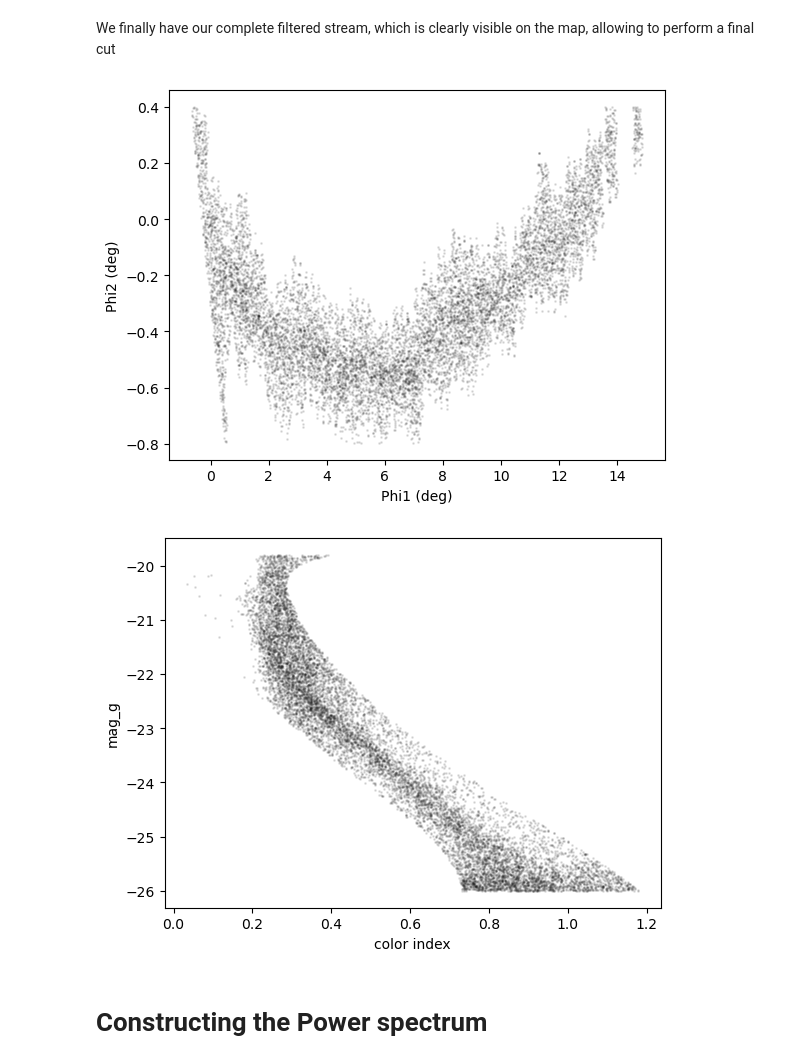
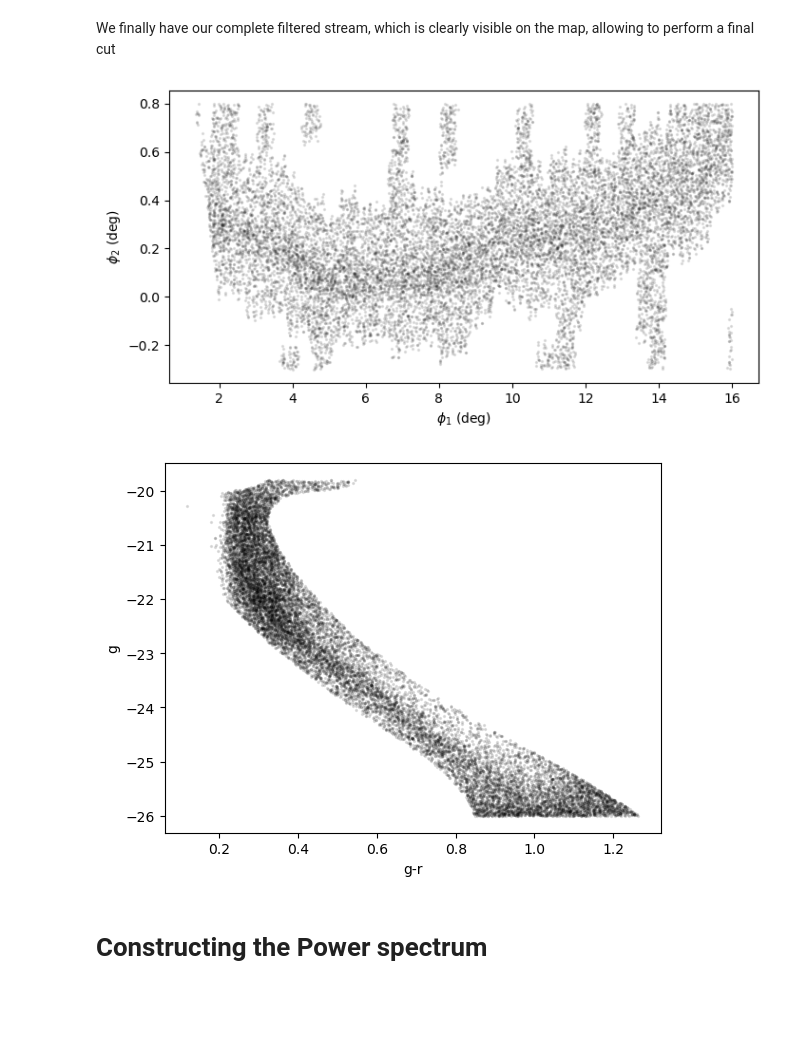
Before and after one commit to johannct/stream_sim, a Jupyter notebook: notebooks/stellar_stram_powers_pectrum.ipynb, the cells around one changed output. Drawn from its saved outputs; the diff is of its cells as text; code cells hidden in the pictures; blank space fills up the shorter version.

```diff
--- a/notebooks/stellar_stram_powers_pectrum.ipynb
+++ b/notebooks/stellar_stram_powers_pectrum.ipynb
@@ -488,10 +531,11 @@ The function employs a simple method:
 - keeps the bins that are above and those that are right next to it (to preserve an area around the stream)
 - returns as output a filtered 2D histogram as well as the table of stars that were kept.
 # %%
-Density_Filtering =sutils.StreamDensityFiltering(data=Mag_Filtered_Peppered_stars, bins=(140, 140), threshold=1.7, buffer=1)
+premask = (Mag_Filtered_stars['ra']<70) & (Mag_Filtered_stars['ra']>53) & (Mag_Filtered_stars['dec']<-27)
+Density_Filtering =sutils.StreamDensityFiltering(data=Mag_Filtered_stars[premask], bins=(130,130), threshold=1.54, buffer=2)
 #plot
 %matplotlib inline
-Density_Filtering.plot(filtered=True)
+Density_Filtering.plot(filtered=True, cmap='inferno')
 
 #table
 Filtered_stars = Density_Filtering.values()
@@ -524,6 +561,6 @@ import stream_galsim.impact_distribution as sid; reload(sid)
 # %%
 #phi12
-pole1 = ac.SkyCoord(ra=70*u.deg, dec=-27*u.deg)
+pole1 = ac.SkyCoord(ra=70*u.deg, dec=-25.5*u.deg)
 pole2 = ac.SkyCoord(ra=60*u.deg, dec=-35*u.deg)
 Filtered_stars_phi12 = sutils.icrs_to_phi12(Filtered_stars, pole1, pole2, velocities = False, panda=True)
 Filtered_stars_phi12
@@ -544,27 +581,25 @@ Filtered_stars_phi12
 # %% [markdown]
 We finally have our complete filtered stream, which is clearly visible on the map, allowing to perform a final cut
 # %%
-final_mask = (Filtered_stars_phi12.phi1<15) & (Filtered_stars_phi12.phi2<0.4) & (Filtered_stars_phi12.phi2>-0.8)
+final_mask = (Filtered_stars_phi12.phi1>-1) & (Filtered_stars_phi12.phi1<16) & (Filtered_stars_phi12.phi2<0.8) & (Filtered_stars_phi12.phi2>-0.3)
 final_stream = Filtered_stars_phi12[final_mask]
 
-plt.figure()
-plt.scatter(final_stream.phi1, final_stream.phi2, alpha=0.1,s=1, color='k')
-plt.xlabel(r"$\phi_2$ (deg)")
+plt.figure(figsize=(8,4))
+plt.scatter(final_stream.phi1, final_stream.phi2, alpha=0.2,s=2, color='k')
+plt.xlabel(r"$\phi_1$ (deg)")
 plt.ylabel(r"$\phi_2$ (deg)")
-plt.xlabel("Phi1 (deg)")
-plt.ylabel("Phi2 (deg)")
 plt.show()
 # %% [output]
-[figure, old version]
+[figure, new version]
 # %%
 
 plt.figure()
-plt.scatter(final_stream.mag_g - final_stream.mag_r, -final_stream.mag_g, alpha=0.1,s=1, color='k')
-plt.ylabel("mag_g")
-plt.xlabel("color index")
+plt.scatter(final_stream.mag_g - final_stream.mag_r, -final_stream.mag_g, alpha=0.1,s=2, color='k')
+plt.ylabel("g")
+plt.xlabel("g-r")
 plt.show()
 # %% [output]
-[figure, old version]
+[figure, new version]
 # %% [markdown]
 # Constructing the Power spectrum
 # %% [markdown]
```
Also changed, not shown: parts of 40 cells of this notebook, 4 other files.
